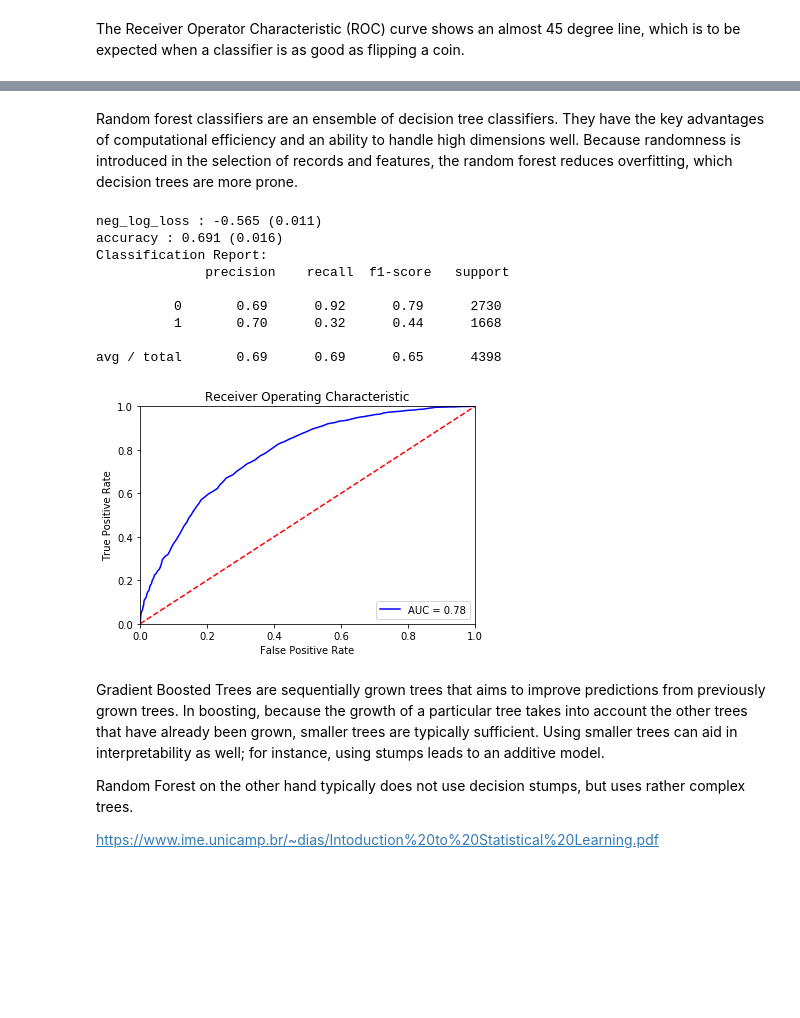
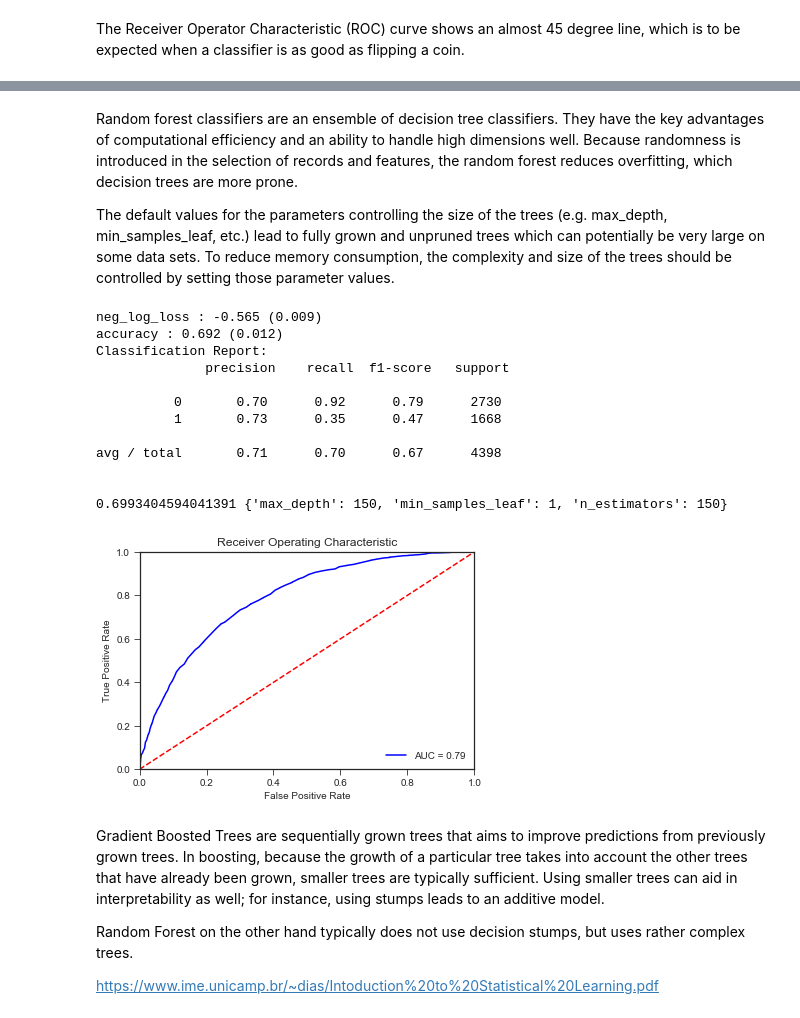
Before and after one commit to dtse91/Springboard, a Jupyter notebook: Capstone 1 Project/Capstone Project 1 Machine Learning.ipynb, the cells around one changed output, grey strips where cells are left out. Drawn from its saved outputs; the diff is of its cells as text; code cells hidden in the pictures; blank space fills up the shorter version.

```diff
--- a/Capstone 1 Project/Capstone Project 1 Machine Learning.ipynb
+++ b/Capstone 1 Project/Capstone Project 1 Machine Learning.ipynb
@@ -6,6 +6,8 @@ import numpy as np
 import matplotlib.pyplot as plt
 import pandas as pd
 from collections import Counter
+import seaborn as sns
+sns.set_style(style='ticks')
 
 # Machine Learning pre-processing libraries
 from sklearn.preprocessing import Imputer, LabelEncoder, OneHotEncoder, StandardScaler
@@ -168,7 +170,7 @@ X = pd.get_dummies(recent_nyc.loc[:, ['borough','job_type', 'bldg_type', 'work_t
                                         'filing_status', 'permit_type', 'permit_subtype',
                                         'permittee_license_type', 'nonprofit',
                                         'council_district', 'filing_day', 'filing_month', 'job_doc_num',
-                                        'job_start_day', 'job_start_month', 'latitude', 'longitude']], drop_first=True, dummy_na=True)
+                                        'job_start_day', 'job_start_month', 'zip_code']], drop_first=True, dummy_na=True)
 Y = recent_nyc['issue_time_2_class'].values
 # Y = recent_nyc['issue_time_3_class'].values
 X.info()
@@ -333,16 +340,16 @@ Some classification metrics to consider include:
 Starting with a Dummy Classifier, we may use this as a benchmark for other supervisied classification algorithms.
 # %%
 # K-Fold Cross-Validation
-num_folds = 10
+num_folds = 5
 seed = 42
 kfold = KFold(n_splits=num_folds, random_state=seed)
-model = DummyClassifier()
+dc = DummyClassifier()
 scoring = ['neg_log_loss', 'accuracy']
 for score in scoring:
-    results = cross_val_score(model, X_train, Y_train, cv=kfold, scoring=score)
+    results = cross_val_score(dc, X_train, Y_train, cv=kfold, scoring=score)
     print(score,": %.3f (%.3f)" % (results.mean(), results.std()))
-model.fit(X_train, Y_train)
-Y_pred = model.predict(X_test)
+dc.fit(X_train, Y_train)
+Y_pred = dc.predict(X_test)
 report = classification_report(Y_test, Y_pred)
 print('Classification Report: \n', classification_report(Y_test, Y_pred), '\n')
 # %% [output]
@@ -383,59 +452,70 @@ plt.show()
 # %% [markdown]
 Random forest classifiers are an ensemble of decision tree classifiers. They have the key advantages of computational efficiency and an ability to handle high dimensions well. Because randomness is introduced in the selection of records and features, the random forest reduces overfitting, which decision trees are more prone.
+
+The default values for the parameters controlling the size of the trees (e.g. max_depth, min_samples_leaf, etc.) lead to fully grown and unpruned trees which can potentially be very large on some data sets. To reduce memory consumption, the complexity and size of the trees should be controlled by setting those parameter values.
 # %%
 param_grid = {
-    'n_estimators': [10, 100, 200, 300]
+    'n_estimators': [100, 150, 200],
+    'max_depth':[50, 100, 150],
+    'min_samples_leaf':[1, 2, 4]
 }
 
 # K-Fold Cross-Validation
-num_folds = 10
+num_folds = 5
 seed = 42
 kfold = KFold(n_splits=num_folds, random_state=seed)
-model = RandomForestClassifier()
-model = GridSearchCV(estimator = model, param_grid = param_grid,
+rfc = RandomForestClassifier()
+rfc_grid = GridSearchCV(estimator = rfc, param_grid = param_grid,
                      cv = num_folds, n_jobs = -1)
 scoring = ['neg_log_loss', 'accuracy']
 for score in scoring:
-    results = cross_val_score(model, X_train, Y_train, cv=kfold, scoring=score)
+    results = cross_val_score(rfc_grid, X_train, Y_train, cv=kfold, scoring=score)
     print(score,": %.3f (%.3f)" % (results.mean(), results.std()))
 
-model.fit(X_train, Y_train)
-Y_pred = model.predict(X_test)
+rfc_grid.fit(X_train, Y_train)
+Y_pred = rfc_grid.predict(X_test)
 report = classification_report(Y_test, Y_pred)
 print('Classification Report: \n', classification_report(Y_test, Y_pred), '\n')
+
+best_accuracy = rfc_grid.best_score_
+best_parameters = rfc_grid.best_params_
+print(best_accuracy, best_parameters)
 # %% [output]
-neg_log_loss : -0.565 (0.011)
-accuracy : 0.691 (0.016)
+neg_log_loss : -0.565 (0.009)
+accuracy : 0.692 (0.012)
 Classification Report:
               precision    recall  f1-score   support
 
-          0       0.69      0.92      0.79      2730
-          1       0.70      0.32      0.44      1668
+          0       0.70      0.92      0.79      2730
+          1       0.73      0.35      0.47      1668
 
-avg / total       0.69      0.69      0.65      4398
+avg / total       0.71      0.70      0.67      4398
+
+
+0.6993404594041391 {'max_depth': 150, 'min_samples_leaf': 1, 'n_estimators': 150}
 # %%
 # Visualize the Receiver Operator Curve (ROC)
 # Calculate the False Positive Rate (FPR) and True Positive Rate (TPR) for all thresholds of the classification
 #.90-1 = excellent (A)
 #.80-.90 = good (B)
 #.70-.80 = fair (C)
 #.60-.70 = poor (D)
 #.50-.60 = fail (F)
-probs = model.predict_proba(X_test) # returns probability estimates for test set
+probs = rfc_grid.predict_proba(X_test) # returns probability estimates for test set
 preds = probs[:,1]
 fpr, tpr, threshold = sklearn.metrics.roc_curve(Y_test, preds)
 roc_auc = sklearn.metrics.auc(fpr, tpr)
 plt.title('Receiver Operating Characteristic')
 plt.plot(fpr, tpr, 'b', label = 'AUC = %0.2f' % roc_auc)
 plt.legend(loc = 'lower right')
 plt.plot([0, 1], [0, 1],'r--')
 plt.xlim([0, 1])
 plt.ylim([0, 1])
 plt.ylabel('True Positive Rate')
 plt.xlabel('False Positive Rate')
 plt.show()
 # %% [output]
-[figure, old version]
+[figure, new version]
 # %% [markdown]
 Gradient Boosted Trees are sequentially grown trees that aims to improve predictions from previously grown trees. In boosting, because the growth of a particular tree takes into account the other trees that have already been grown, smaller trees are typically sufficient. Using smaller trees can aid in interpretability as well; for instance, using stumps leads to an additive model.
 
```
Also changed, not shown: parts of 14 cells of this notebook, 1 other file.
